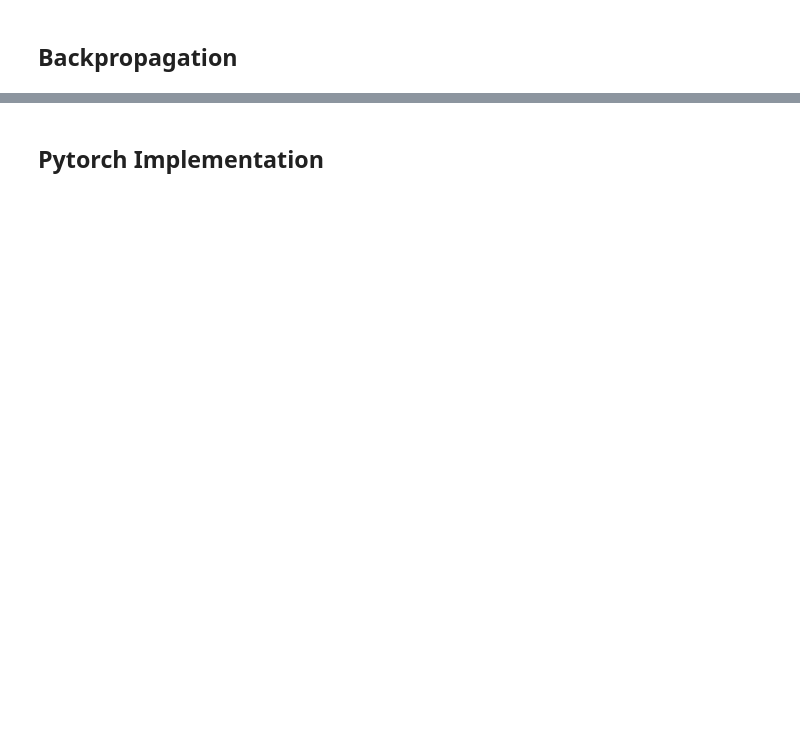
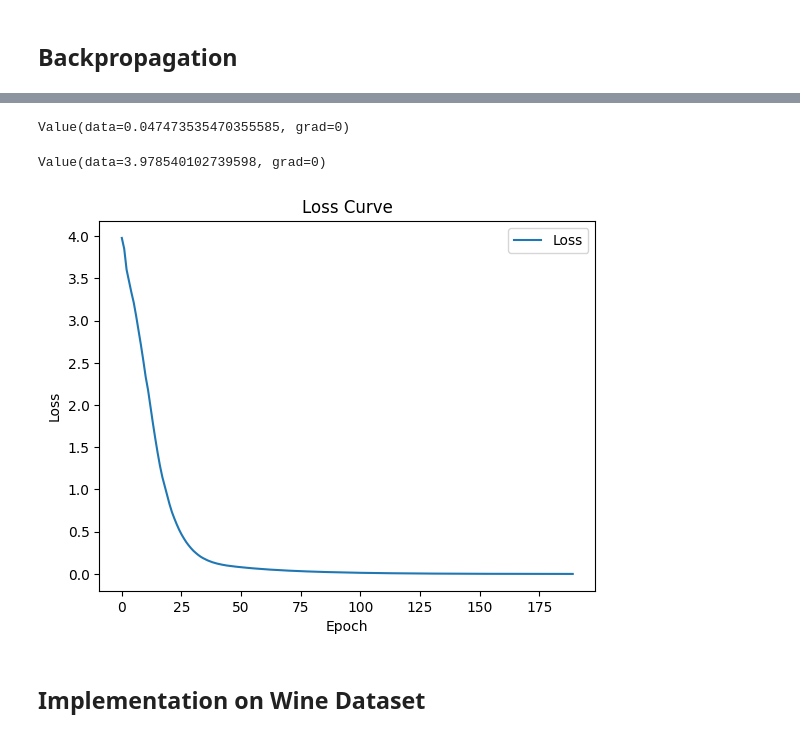
Before and after one commit to burakemretetik/micrograd, a Jupyter notebook: micrograd_2.ipynb, the cells around one changed output, grey strips where cells are left out. Drawn from its saved outputs; the diff is of its cells as text; code cells hidden in the pictures; blank space fills up the shorter version.

Commit message:
Remove some cells and load the wine dataset

```diff
--- a/micrograd_2.ipynb
+++ b/micrograd_2.ipynb
@@ -180,2 +172,60 @@ draw_dot(o)
+# %%
+# Build a multi-layer-perceptron
+
+x = [2.0, 3.0, -1.0]
+n = MLP(3,[4, 4, 1])
+n(x)
+# %% [output]
+Value(data=0.047473535470355585, grad=0)
+# %%
+# Define xs, ys, ypred, and loss
+
+xs = [
+  [2.0, 3.0, -1.0],
+  [3.0, -1.0, 0.5],
+  [0.5, 1.0, 1.0],
+  [1.0, 1.0, -1.0],
+]
+
+ys = [1.0, -1.0, -1.0, 1.0]
+
+ypred = [n(x) for x in xs]
+loss = sum((yout - ygt)**2 for ygt, yout in zip(ys, ypred))
+loss
+# %% [output]
+Value(data=3.978540102739598, grad=0)
+# %%
+# Initialize lists to store loss values
+loss_history = []
+
+# Training loop
+for epoch in range(190):  # Adjust the number of epochs as needed
+    # Forward pass: compute predictions
+    ypred = [n(x) for x in xs]
+
+    # Compute loss
+    loss = sum((yout - ygt)**2 for ygt, yout in zip(ys, ypred))
+    loss_history.append(loss.data)  # Store the loss value
+
+    # Backward pass: compute gradients
+    loss.backward()
+
+    # Update weights
+    for p in n.parameters():
+        p.data -= 0.01 * p.grad  # Learning rate of 0.01
+
+    # Zero the gradients for the next iteration
+    for p in n.parameters():
+        p.grad = 0.0
+
+# Plot the loss curve
+plt.plot(loss_history, label="Loss")
+plt.xlabel("Epoch")
+plt.ylabel("Loss")
+plt.title("Loss Curve")
+plt.legend()
+plt.show()
+# %% [output]
+[figure, added]
 # %% [markdown]
-## Pytorch Implementation
+## Implementation on Wine Dataset
```
Also changed, not shown: parts of 21 cells of this notebook.
